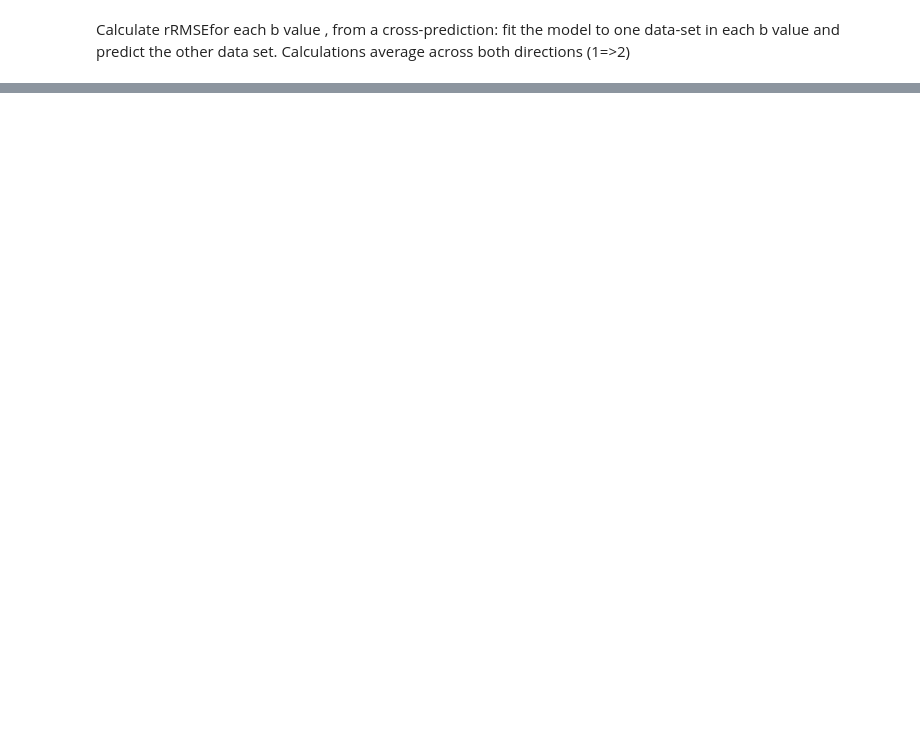
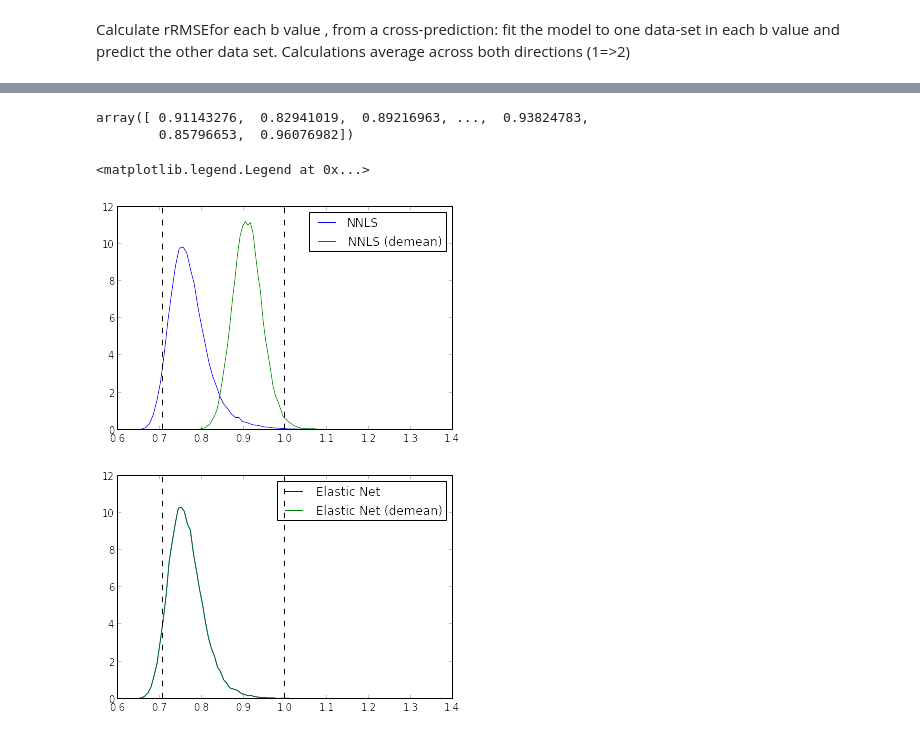
Before and after one commit to arokem/osmosis, a Jupyter notebook: osmosis/ipynb/DemeanOrNotDemean.ipynb, the cells around one changed output, grey strips where cells are left out. Saved outputs shown, nothing was run; the diff lists cells and outputs as text; code cells hidden in the pictures; blank space fills up the shorter version.

```diff
--- a/osmosis/ipynb/DemeanOrNotDemean.ipynb
+++ b/osmosis/ipynb/DemeanOrNotDemean.ipynb
@@ -91,3 +101,27 @@ rrmse_2k_EN_demean = oza.cross_predict(SD_2k_1_EN, SD_2k_2_EN_demean)
 #print(rrmse_2k_nnls_demean[np.where(wm_mask==1)])
 #print(rrmse_2k_EN_demean[np.where(wm_mask==1)])
 #print(rrmse_2k_EN[np.where(wm_mask==1)])
+# %%
+rrmse_2k_nnls_demean[np.isfinite(rrmse_2k_nnls_demean)]
+# %% [output]
+array([ 0.91143276,  0.82941019,  0.89216963, ...,  0.93824783,
+        0.85796653,  0.96076982])
+# %%
+fig = mpl.probability_hist(rrmse_2k_nnls[np.isfinite(rrmse_2k_nnls)], label='NNLS')
+fig = mpl.probability_hist(rrmse_2k_nnls_demean[np.isfinite(rrmse_2k_nnls_demean)], fig=fig, label='NNLS (demean)')
+
+fig.axes[0].plot([1,1], fig.axes[0].get_ylim(), '--k')
+fig.axes[0].plot([1/np.sqrt(2),1/np.sqrt(2)], fig.axes[0].get_ylim(), '--k')
+fig.axes[0].set_xlim([0.6,1.4])
+plt.legend()
+
+fig = mpl.probability_hist(rrmse_2k_EN[np.isfinite(rrmse_2k_EN)], label='Elastic Net')
+fig = mpl.probability_hist(rrmse_2k_EN_demean[np.isfinite(rrmse_2k_EN_demean)], fig=fig, label='Elastic Net (demean)')
+fig.axes[0].plot([1,1], fig.axes[0].get_ylim(), '--k')
+fig.axes[0].plot([1/np.sqrt(2),1/np.sqrt(2)], fig.axes[0].get_ylim(), '--k')
+fig.axes[0].set_xlim([0.6,1.4])
+plt.legend()
+# %% [output]
+<matplotlib.legend.Legend at 0x...>
+[figure, added]
+[figure, added]
```
Also changed, not shown: parts of 5 cells of this notebook, 5 other files.
